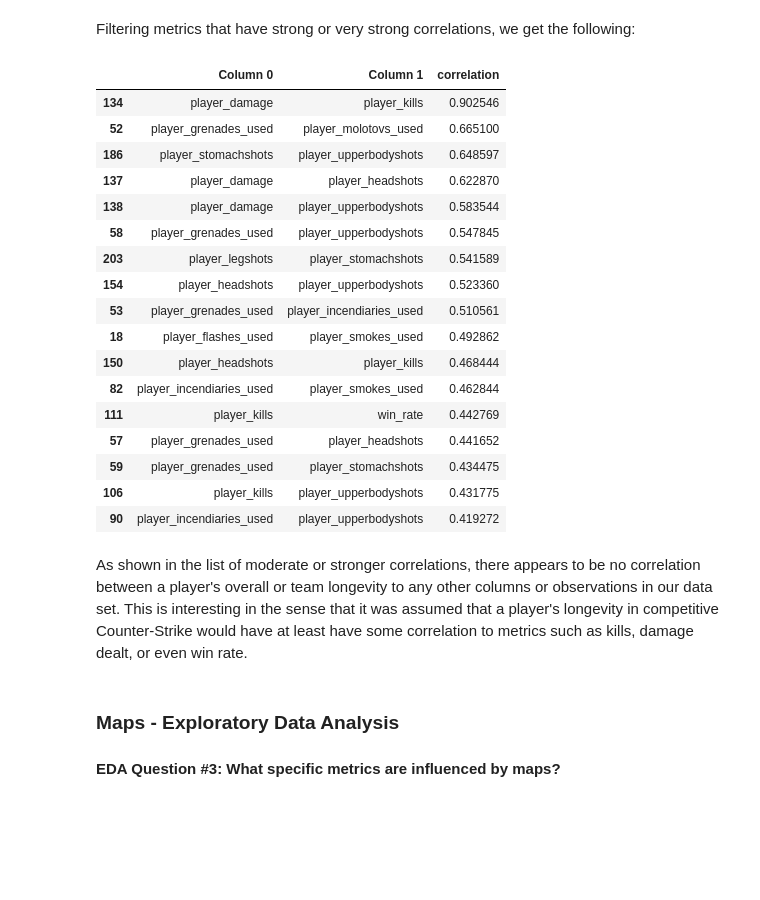
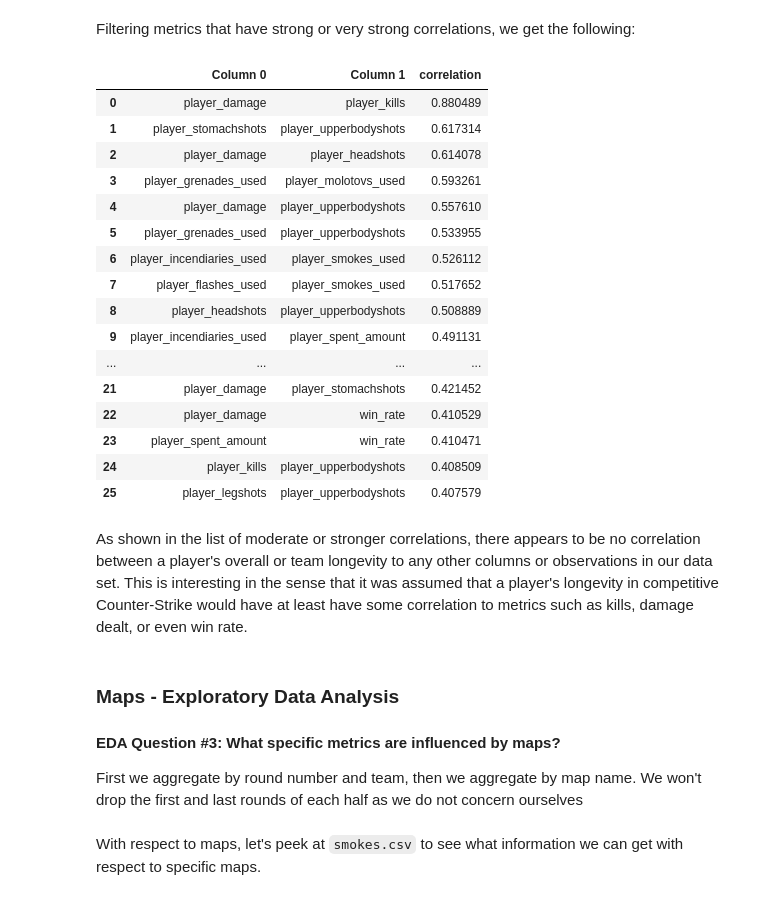
Before and after one commit to iwillreku3206/CSMODEL-MP, a Jupyter notebook: Sean_EDA.ipynb, the cells around one changed output. Saved outputs shown, nothing was run; the diff lists cells and outputs as text; code cells hidden in the pictures; blank space fills up the shorter version.

```diff
--- a/Sean_EDA.ipynb
+++ b/Sean_EDA.ipynb
@@ -1064,7 +1062,28 @@ players_df["win_rate"] = (
     )
 ).astype(int)
 
-players_df = demos.groupby("player_name").agg(
+players_df = demos.groupby(["player_name", "map_id"]).agg(
+    {
+        "round_length": "mean",
+        "player_flashes_used": "sum",
+        "player_smokes_used": "sum",
+        "player_grenades_used": "sum",
+        "player_molotovs_used": "sum",
+        "player_incendiaries_used": "sum",
+        "player_kills": "sum",
+        "player_spent_amount": "sum",
+        "player_damage": "sum",
+        "player_headshots": "sum",
+        "player_upperbodyshots": "sum",
+        "player_stomachshots": "sum",
+        "player_legshots": "sum",
+        "career_length": "mean",
+        "curr_team_length": "mean",
+        "win_rate": "mean",
+    }
+)
+
+players_df = players_df.groupby("player_name").agg(
     {
         "round_length": "mean",
         "player_flashes_used": "median",
@@ -1079,11 +1098,9 @@ players_df = demos.groupby("player_name").agg(
         "player_upperbodyshots": "median",
         "player_stomachshots": "median",
         "player_legshots": "median",
-
-        # these two should be the exact same regardless of median or n
+        # these two should be the exact same regardless of median or mean
         "career_length": "mean",
         "curr_team_length": "mean",
-
         # player win rate is number of wins / total
         "win_rate": "mean",
     }
@@ -1124,36 +1141,39 @@ Filtering metrics that have strong or very strong correlations, we get the follo
 # %%
 stacked = players_corr.stack().reset_index()
 stacked.columns = ['Column 0', 'Column 1', 'correlation']
 
 # filter self-correlations and symmetric duplicates
 stacked = stacked[stacked['Column 0'] < stacked['Column 1']]
 
 # filter correlations to moderate or stronger correlations
 significant_corrs = stacked[stacked['correlation'].abs() >= 0.4]
 
-significant_corrs = significant_corrs.sort_values(by=['correlation'], ascending=False)
+significant_corrs = significant_corrs.sort_values(by=['correlation'], ascending=False).reset_index(drop=True)
 significant_corrs
 # %% [output]
 |  | Column 0 | Column 1 | correlation |
-| 134 | player_damage | player_kills | 0.902546 |
-| 52 | player_grenades_used | player_molotovs_used | 0.665100 |
-| 186 | player_stomachshots | player_upperbodyshots | 0.648597 |
-| 137 | player_damage | player_headshots | 0.622870 |
-| 138 | player_damage | player_upperbodyshots | 0.583544 |
-| 58 | player_grenades_used | player_upperbodyshots | 0.547845 |
-| 203 | player_legshots | player_stomachshots | 0.541589 |
-| 154 | player_headshots | player_upperbodyshots | 0.523360 |
-| 53 | player_grenades_used | player_incendiaries_used | 0.510561 |
-| 18 | player_flashes_used | player_smokes_used | 0.492862 |
-| 150 | player_headshots | player_kills | 0.468444 |
-| 82 | player_incendiaries_used | player_smokes_used | 0.462844 |
-| 111 | player_kills | win_rate | 0.442769 |
-| 57 | player_grenades_used | player_headshots | 0.441652 |
-| 59 | player_grenades_used | player_stomachshots | 0.434475 |
-| 106 | player_kills | player_upperbodyshots | 0.431775 |
-| 90 | player_incendiaries_used | player_upperbodyshots | 0.419272 |
+| 0 | player_damage | player_kills | 0.880489 |
+| 1 | player_stomachshots | player_upperbodyshots | 0.617314 |
+| 2 | player_damage | player_headshots | 0.614078 |
+| 3 | player_grenades_used | player_molotovs_used | 0.593261 |
+| 4 | player_damage | player_upperbodyshots | 0.557610 |
+| 5 | player_grenades_used | player_upperbodyshots | 0.533955 |
+| 6 | player_incendiaries_used | player_smokes_used | 0.526112 |
+| 7 | player_flashes_used | player_smokes_used | 0.517652 |
+| 8 | player_headshots | player_upperbodyshots | 0.508889 |
+| 9 | player_incendiaries_used | player_spent_amount | 0.491131 |
+| ... | ... | ... | ... |
+| 21 | player_damage | player_stomachshots | 0.421452 |
+| 22 | player_damage | win_rate | 0.410529 |
+| 23 | player_spent_amount | win_rate | 0.410471 |
+| 24 | player_kills | player_upperbodyshots | 0.408509 |
+| 25 | player_legshots | player_upperbodyshots | 0.407579 |
 # %% [markdown]
 As shown in the list of moderate or stronger correlations, there appears to be no correlation between a player's overall or team longevity to any other columns or observations in our data set. This is interesting in the sense that it was assumed that a player's longevity in competitive Counter-Strike would have at least have some correlation to metrics such as kills, damage dealt, or even win rate.
 # %% [markdown]
 ### Maps - Exploratory Data Analysis
 #### EDA Question #3: What specific metrics are influenced by maps?
+
+First we aggregate by round number and team, then we aggregate by map name. We won't drop the first and last rounds of each half as we do not concern ourselves
+# %% [markdown]
+With respect to maps, let's peek at `smokes.csv` to see what information we can get with respect to specific maps.
```
Also changed, not shown: parts of 24 cells of this notebook, 2 other files.
